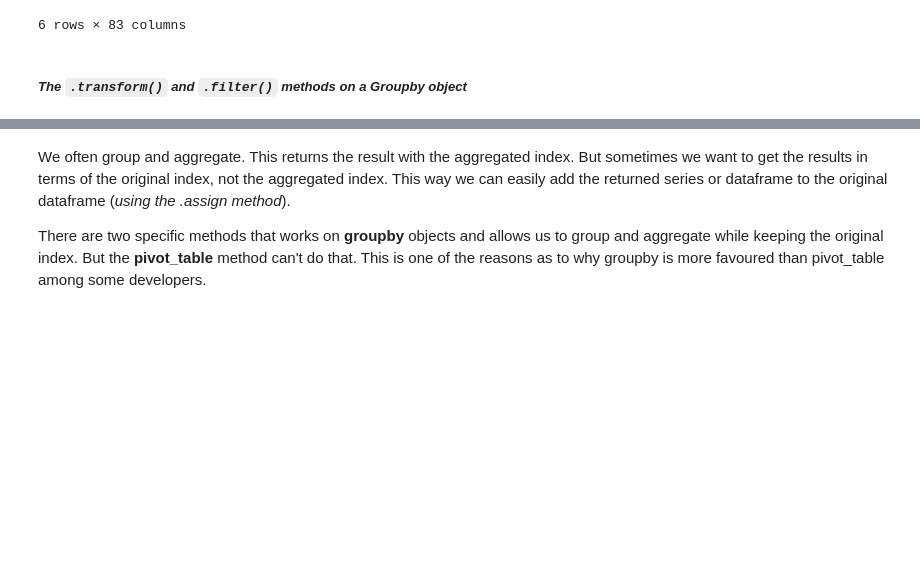
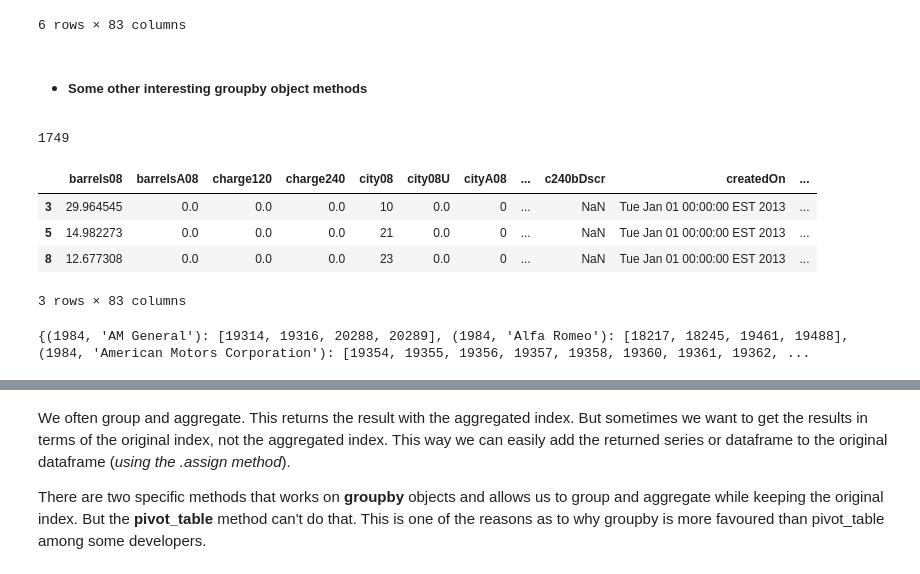
Before and after one commit to AindreaAjax/ML_Introduction, a Jupyter notebook: Pandas/04_DataFrames.ipynb, the cells around one changed output, grey strips where cells are left out. Saved outputs shown, nothing was run; the diff lists cells and outputs as text; code cells hidden in the pictures; blank space fills up the shorter version.

```diff
--- a/Pandas/04_DataFrames.ipynb
+++ b/Pandas/04_DataFrames.ipynb
@@ -1202,5 +1208,26 @@ vehicles.groupby(["year", "make"]).get_group((1984, "Aston Martin"))
 | 19501 | 36.623333 | 0.0 | 0.0 | 0.0 | 8 | 0.0 | 0 | ... | NaN | Tue Jan 01 00:00:00 EST 2013 | ... |
 | 19502 | 41.201250 | 0.0 | 0.0 | 0.0 | 7 | 0.0 | 0 | ... | NaN | Tue Jan 01 00:00:00 EST 2013 | ... |
 6 rows × 83 columns
-# %% [markdown]
-##### *The `.transform()` and `.filter()` methods on a Groupby object*
+# %% [markdown]
+- ##### Some other interesting groupby object methods
+# %%
+# see how many groups were created
+vehicles.groupby(["year", "make"]).ngroups
+# %% [output]
+1749
+# %%
+# get the nth group from the groupby object
+vehicles.groupby(["year", "make"]).nth(1).head(
+    3
+)  # .get_group((1984, "AM General")).head(3)
+# %% [output]
+|  | barrels08 | barrelsA08 | charge120 | charge240 | city08 | city08U | cityA08 | ... | c240bDscr | createdOn | ... |
+| 3 | 29.964545 | 0.0 | 0.0 | 0.0 | 10 | 0.0 | 0 | ... | NaN | Tue Jan 01 00:00:00 EST 2013 | ... |
+| 5 | 14.982273 | 0.0 | 0.0 | 0.0 | 21 | 0.0 | 0 | ... | NaN | Tue Jan 01 00:00:00 EST 2013 | ... |
+| 8 | 12.677308 | 0.0 | 0.0 | 0.0 | 23 | 0.0 | 0 | ... | NaN | Tue Jan 01 00:00:00 EST 2013 | ... |
+3 rows × 83 columns
+# %%
+# it returns the group index with the indices of the group elements from the original dataframe
+vehicles.groupby(["year", "make"]).groups
+# %% [output]
+{(1984, 'AM General'): [19314, 19316, 20288, 20289], (1984, 'Alfa Romeo'): [18217, 18245, 19461, 19488], (1984, 'American Motors Corporation'): [19354, 19355, 19356, 19357, 19358, 19360, 19361, 19362, ...
```
Also changed, not shown: parts of 124 cells of this notebook, 1 other file.
